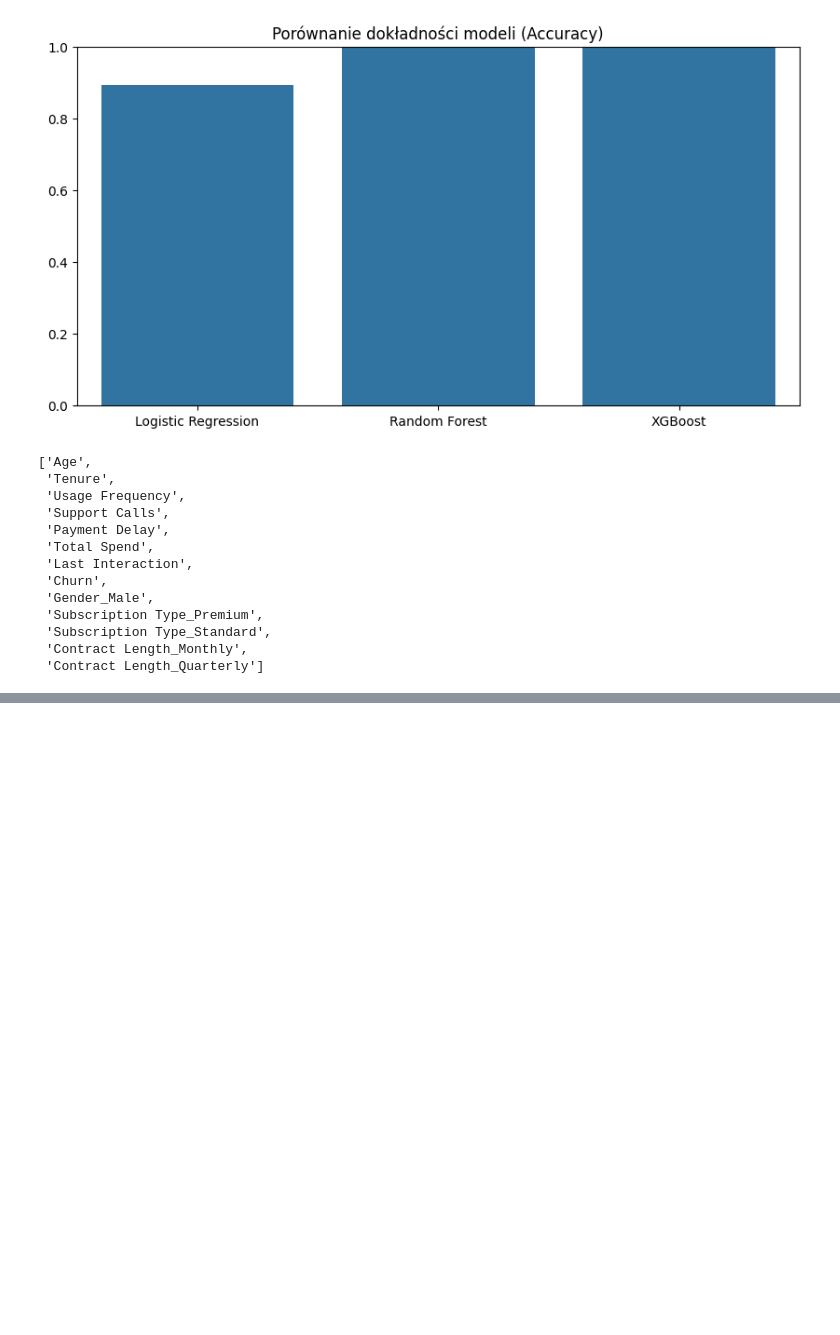
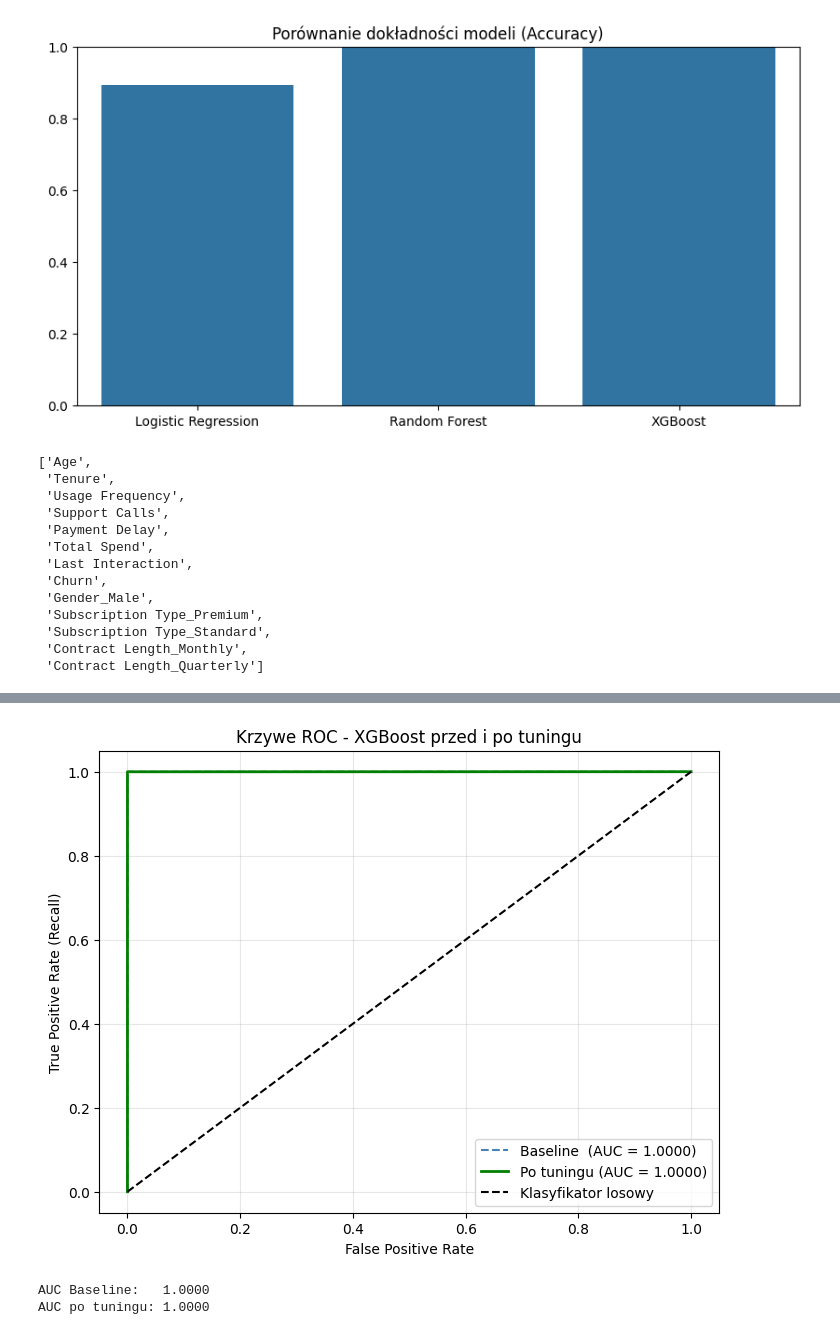
Before and after one commit to weronix123/customer-churn, a Jupyter notebook: churn_projekt.ipynb, the cells around one changed output, grey strips where cells are left out. Cells and saved outputs as stored; diff of their text form; code cells hidden in the pictures; blank space fills up the shorter version.

```diff
--- a/churn_projekt.ipynb
+++ b/churn_projekt.ipynb
@@ -375,0 +477,28 @@ df.columns.tolist()
+# %%
+
+# Prawdopodobieństwa dla baseline
+y_prob_base = xgb_model.predict_proba(X_val)[:, 1]
+
+fpr_base,  tpr_base,  _ = roc_curve(y_val, y_prob_base)
+fpr_tuned, tpr_tuned, _ = roc_curve(y_val, y_prob_tuned)
+
+auc_base  = auc(fpr_base,  tpr_base)
+auc_tuned = auc(fpr_tuned, tpr_tuned)
+
+plt.figure(figsize=(8, 6))
+plt.plot(fpr_base,  tpr_base,  label=f'Baseline  (AUC = {auc_base:.4f})',  linestyle='--', color='steelblue')
+plt.plot(fpr_tuned, tpr_tuned, label=f'Po tuningu (AUC = {auc_tuned:.4f})', linewidth=2,   color='green')
+plt.plot([0, 1], [0, 1], 'k--', label='Klasyfikator losowy')
+plt.xlabel('False Positive Rate')
+plt.ylabel('True Positive Rate (Recall)')
+plt.title('Krzywe ROC - XGBoost przed i po tuningu')
+plt.legend()
+plt.grid(alpha=0.3)
+plt.show()
+
+print(f"AUC Baseline:   {auc_base:.4f}")
+print(f"AUC po tuningu: {auc_tuned:.4f}")
+# %% [output]
+[figure, added]
+AUC Baseline:   1.0000
+AUC po tuningu: 1.0000
```
Also changed, not shown: parts of 6 cells of this notebook.
